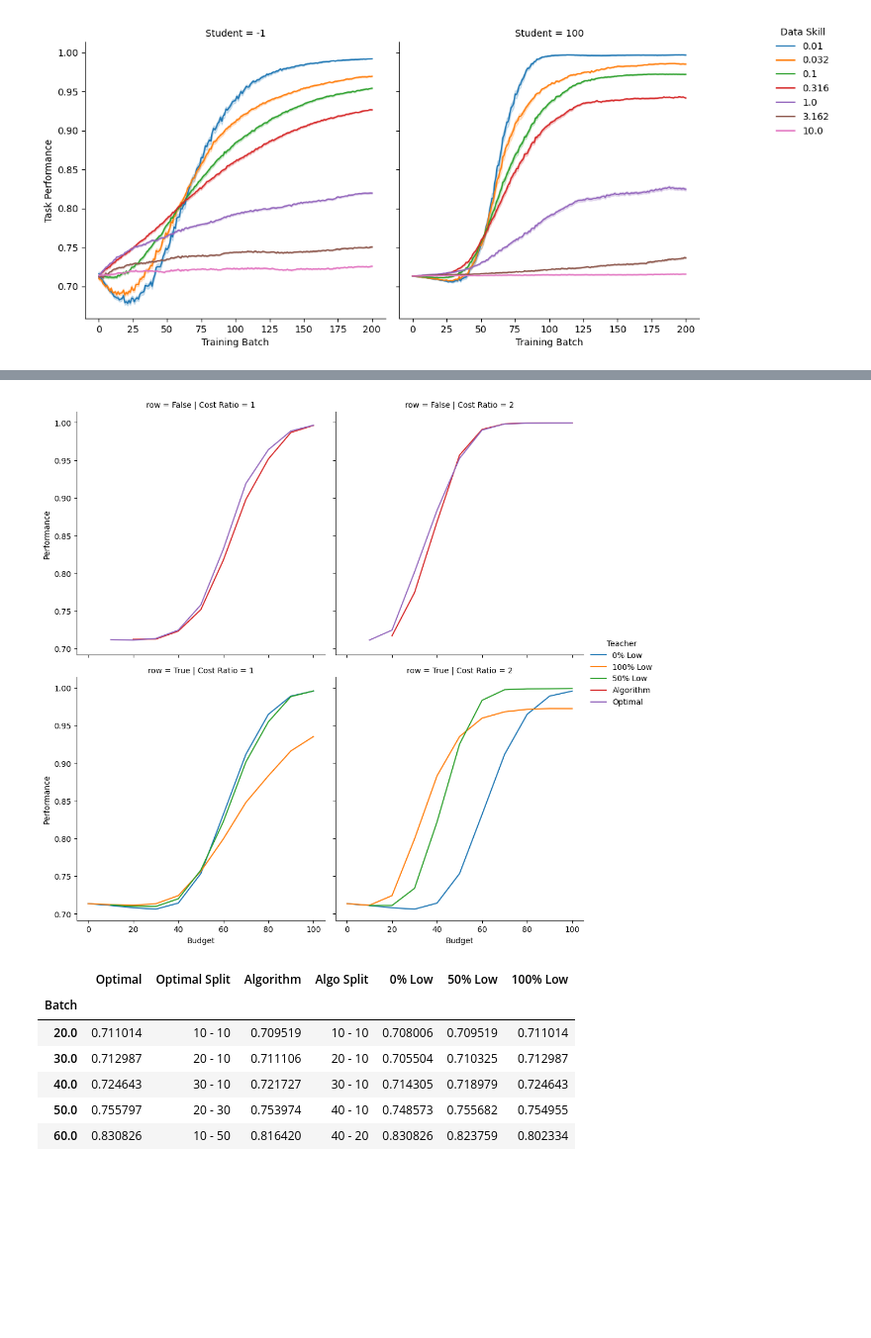
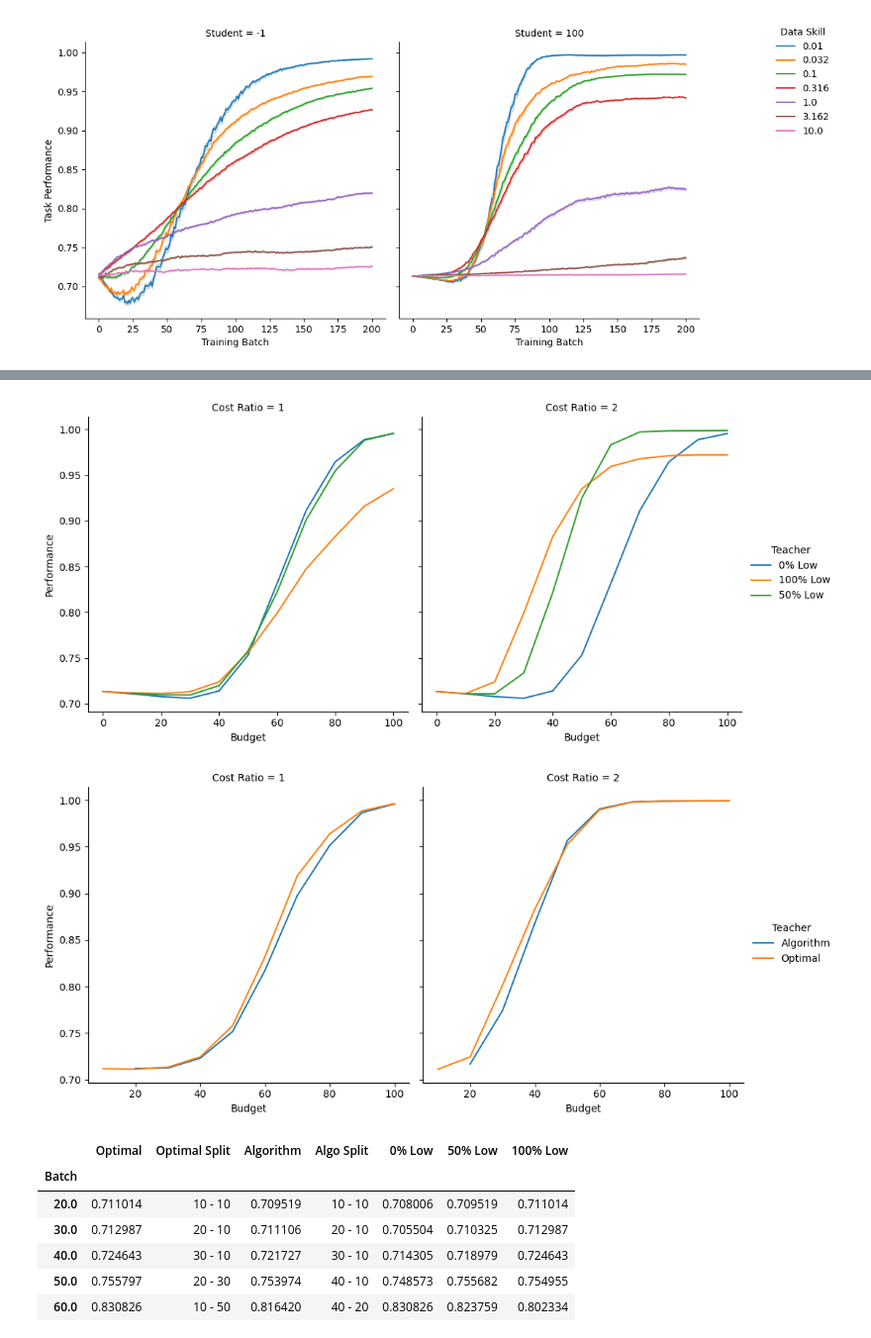
Before and after one commit to saumikn/gymnasium-test, a Jupyter notebook: tree.ipynb, the cells around one changed output, grey strips where cells are left out. Shown at 99% size. Saved outputs shown, nothing was run; the diff lists cells and outputs as text; code cells hidden in the pictures; blank space fills up the shorter version.

```diff
--- a/tree.ipynb
+++ b/tree.ipynb
@@ -430,19 +440,35 @@ Wall time: 18.8 s
 # %%
-sub = df2.Batch%10==0
+sub = (df2.Batch%10==0) & (df2.row)
 with warnings.catch_warnings():
     warnings.simplefilter(action='ignore', category=FutureWarning)
     g = sns.relplot(df2[sub], kind='line', x='Batch', y='Perf', hue='Teacher',
-                    errorbar=None, col='Cost Ratio', row='row')
+                    errorbar=None, col='Cost Ratio')
     # g.fig.suptitle('ONE TITLE FOR ALL')
     # sns.move_legend(ax, "upper left", bbox_to_anchor=(1, 1))
     g.set(
         # title='Performance Improvement in 2x2 Decision Space, Starting from Model100',
         xlabel='Budget',
         ylabel='Performance'
     )
-# plt.savefig('images/tree-3.2.pdf', bbox_inches='tight')
+plt.savefig('images/tree-3.1.pdf', bbox_inches='tight')
 # %% [output]
-[figure, old version]
+[figure, new version]
+# %%
+sub = (df2.Batch%10==0) & (~df2.row)
+with warnings.catch_warnings():
+    warnings.simplefilter(action='ignore', category=FutureWarning)
+    g = sns.relplot(df2[sub], kind='line', x='Batch', y='Perf', hue='Teacher',
+                    errorbar=None, col='Cost Ratio')
+    # g.fig.suptitle('ONE TITLE FOR ALL')
+    # sns.move_legend(ax, "upper left", bbox_to_anchor=(1, 1))
+    g.set(
+        # title='Performance Improvement in 2x2 Decision Space, Starting from Model100',
+        xlabel='Budget',
+        ylabel='Performance'
+    )
+plt.savefig('images/tree-3.2.pdf', bbox_inches='tight')
+# %% [output]
+[figure, added]
 # %%
 df2.loc[df2.Teacher=='50% Low', 'Split'] = 50
 df2.loc[df2.Teacher=='100% Low', 'Split'] = 100
```
Also changed, not shown: parts of 7 cells of this notebook, 6 other files.
